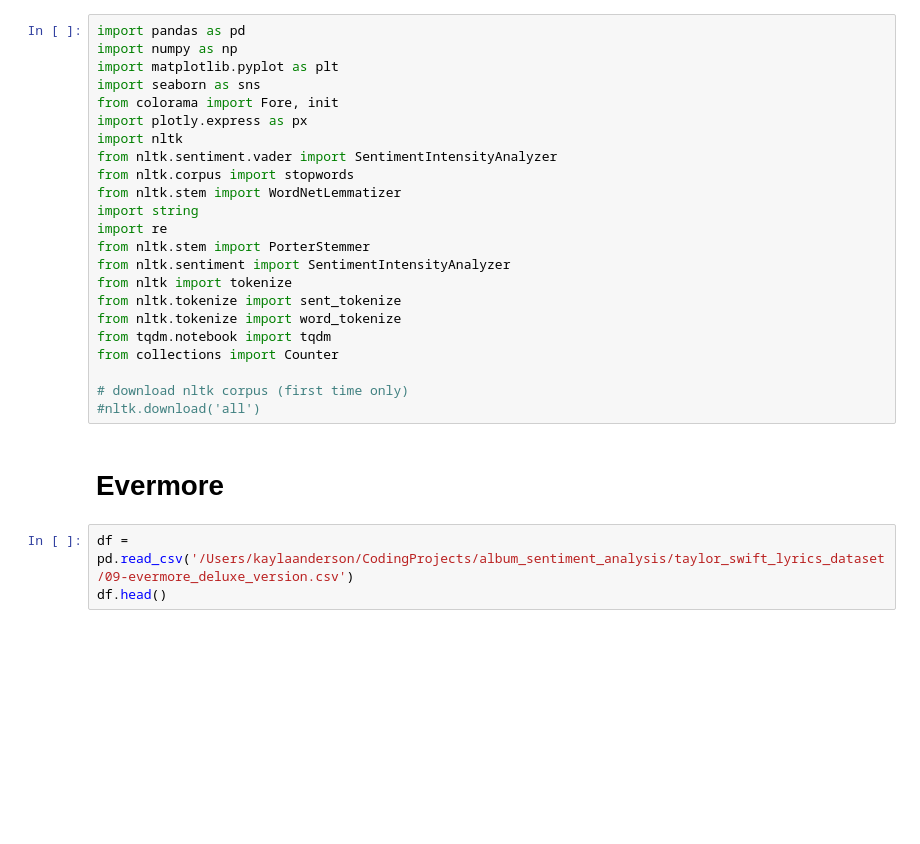
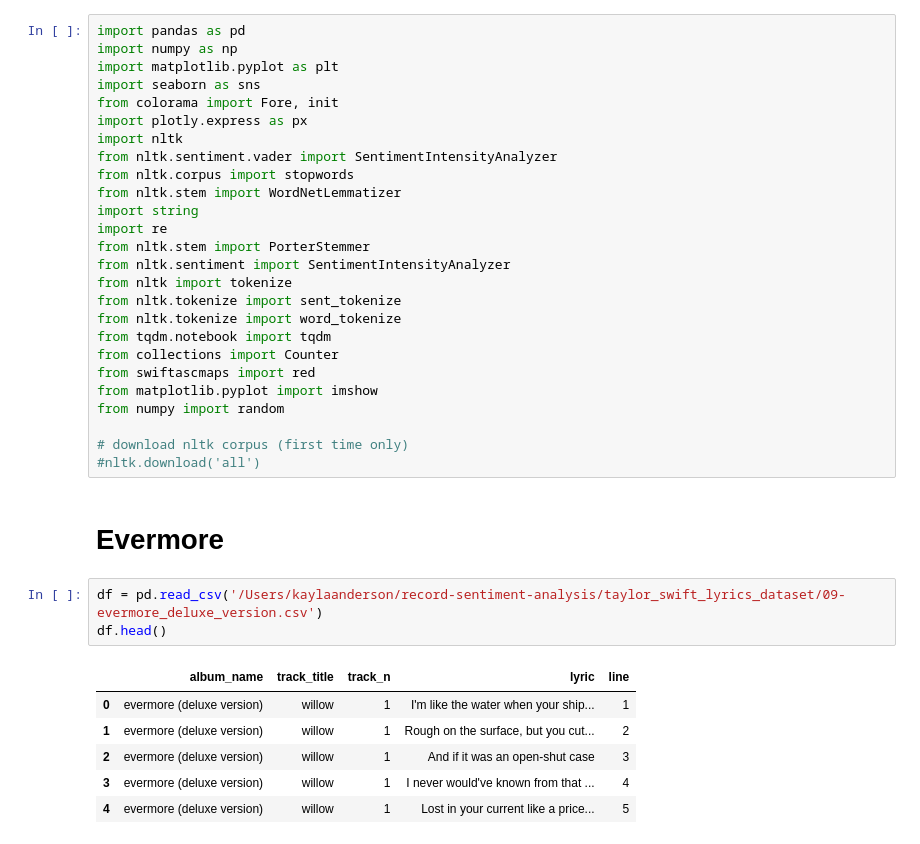
Before and after one commit to mae-and/record-sentiment-analysis, a Jupyter notebook: taylor_swift_analysis.ipynb, the cells around one changed output. Cells and saved outputs as stored; diff of their text form; blank space fills up the shorter version.

Commit message:
uploading dataset

```diff
--- a/taylor_swift_analysis.ipynb
+++ b/taylor_swift_analysis.ipynb
@@ -18,14 +18,24 @@ from nltk.tokenize import sent_tokenize
 from nltk.tokenize import word_tokenize
 from tqdm.notebook import tqdm
 from collections import Counter
+from swiftascmaps import red
+from matplotlib.pyplot import imshow
+from numpy import random
 
 # download nltk corpus (first time only)
 #nltk.download('all')
 # %% [markdown]
 # Evermore
 # %%
-df = pd.read_csv('/Users/kaylaanderson/CodingProjects/album_sentiment_analysis/taylor_swift_lyrics_dataset/09-evermore_deluxe_version.csv')
+df = pd.read_csv('/Users/kaylaanderson/record-sentiment-analysis/taylor_swift_lyrics_dataset/09-evermore_deluxe_version.csv')
 df.head()
+# %% [output]
+|  | album_name | track_title | track_n | lyric | line |
+| 0 | evermore (deluxe version) | willow | 1 | I'm like the water when your ship... | 1 |
+| 1 | evermore (deluxe version) | willow | 1 | Rough on the surface, but you cut... | 2 |
+| 2 | evermore (deluxe version) | willow | 1 | And if it was an open-shut case | 3 |
+| 3 | evermore (deluxe version) | willow | 1 | I never would've known from that ... | 4 |
+| 4 | evermore (deluxe version) | willow | 1 | Lost in your current like a price... | 5 |
 # %%
 def null_count():
     return pd.DataFrame({'features': df.columns,
```
Also changed, not shown: parts of 24 cells of this notebook, 9 other files.
